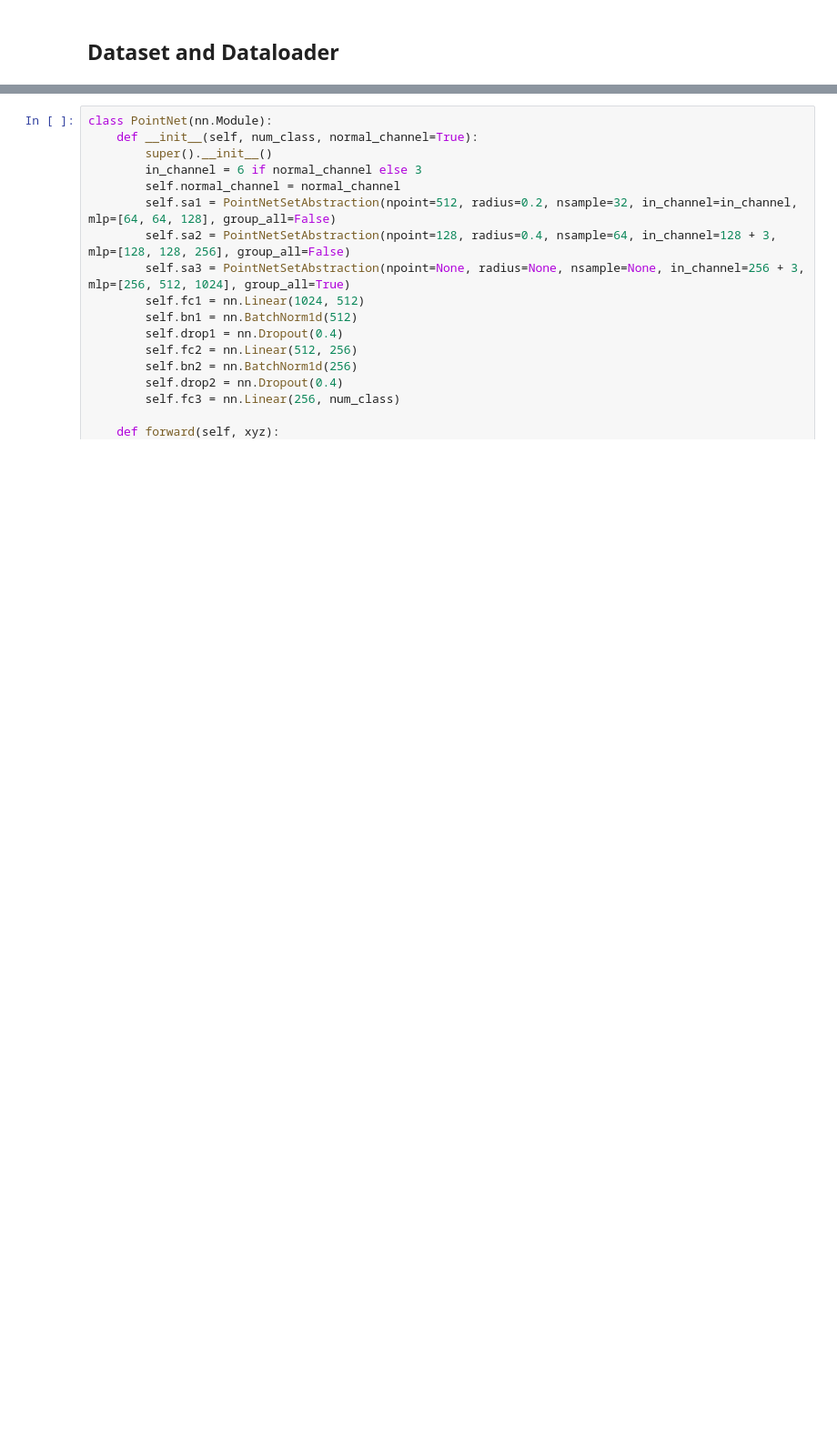
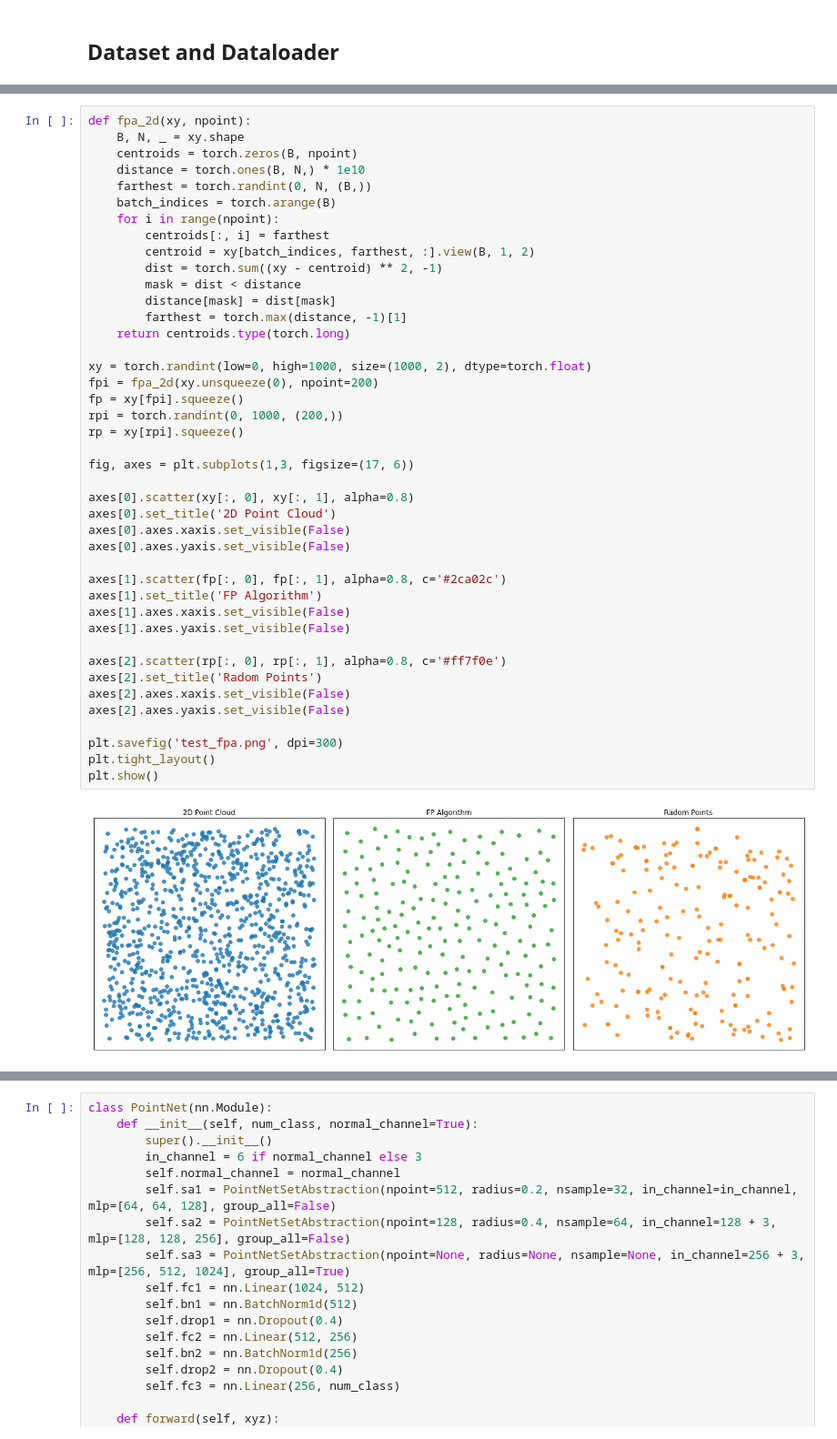
Before and after one commit to goddamnparticle/esogu_toyds, a Jupyter notebook: train_notebook.ipynb, the cells around one changed output, grey strips where cells are left out. Shown: that part at 91% size. Cells and saved outputs as stored; diff of their text form; blank space fills up the shorter version.

```diff
--- a/train_notebook.ipynb
+++ b/train_notebook.ipynb
@@ -253 +196,45 @@ def query_ball_point(radius, nsample, xyz, new_xyz):
     return group_idx
+# %%
+def fpa_2d(xy, npoint):
+    B, N, _ = xy.shape
+    centroids = torch.zeros(B, npoint)
+    distance = torch.ones(B, N,) * 1e10
+    farthest = torch.randint(0, N, (B,))
+    batch_indices = torch.arange(B)
+    for i in range(npoint):
+        centroids[:, i] = farthest
+        centroid = xy[batch_indices, farthest, :].view(B, 1, 2)
+        dist = torch.sum((xy - centroid) ** 2, -1)
+        mask = dist < distance
+        distance[mask] = dist[mask]
+        farthest = torch.max(distance, -1)[1]
+    return centroids.type(torch.long)
+
+xy = torch.randint(low=0, high=1000, size=(1000, 2), dtype=torch.float)
+fpi = fpa_2d(xy.unsqueeze(0), npoint=200)
+fp = xy[fpi].squeeze()
+rpi = torch.randint(0, 1000, (200,))
+rp = xy[rpi].squeeze()
+
+fig, axes = plt.subplots(1,3, figsize=(17, 6))
+
+axes[0].scatter(xy[:, 0], xy[:, 1], alpha=0.8)
+axes[0].set_title('2D Point Cloud')
+axes[0].axes.xaxis.set_visible(False)
+axes[0].axes.yaxis.set_visible(False)
+
+axes[1].scatter(fp[:, 0], fp[:, 1], alpha=0.8, c='#2ca02c')
+axes[1].set_title('FP Algorithm')
+axes[1].axes.xaxis.set_visible(False)
+axes[1].axes.yaxis.set_visible(False)
+
+axes[2].scatter(rp[:, 0], rp[:, 1], alpha=0.8, c='#ff7f0e')
+axes[2].set_title('Radom Points')
+axes[2].axes.xaxis.set_visible(False)
+axes[2].axes.yaxis.set_visible(False)
+
+plt.savefig('test_fpa.png', dpi=300)
+plt.tight_layout()
+plt.show()
+# %% [output]
+[figure, added]
```
Also changed, not shown: parts of 17 cells of this notebook, 3 other files.
